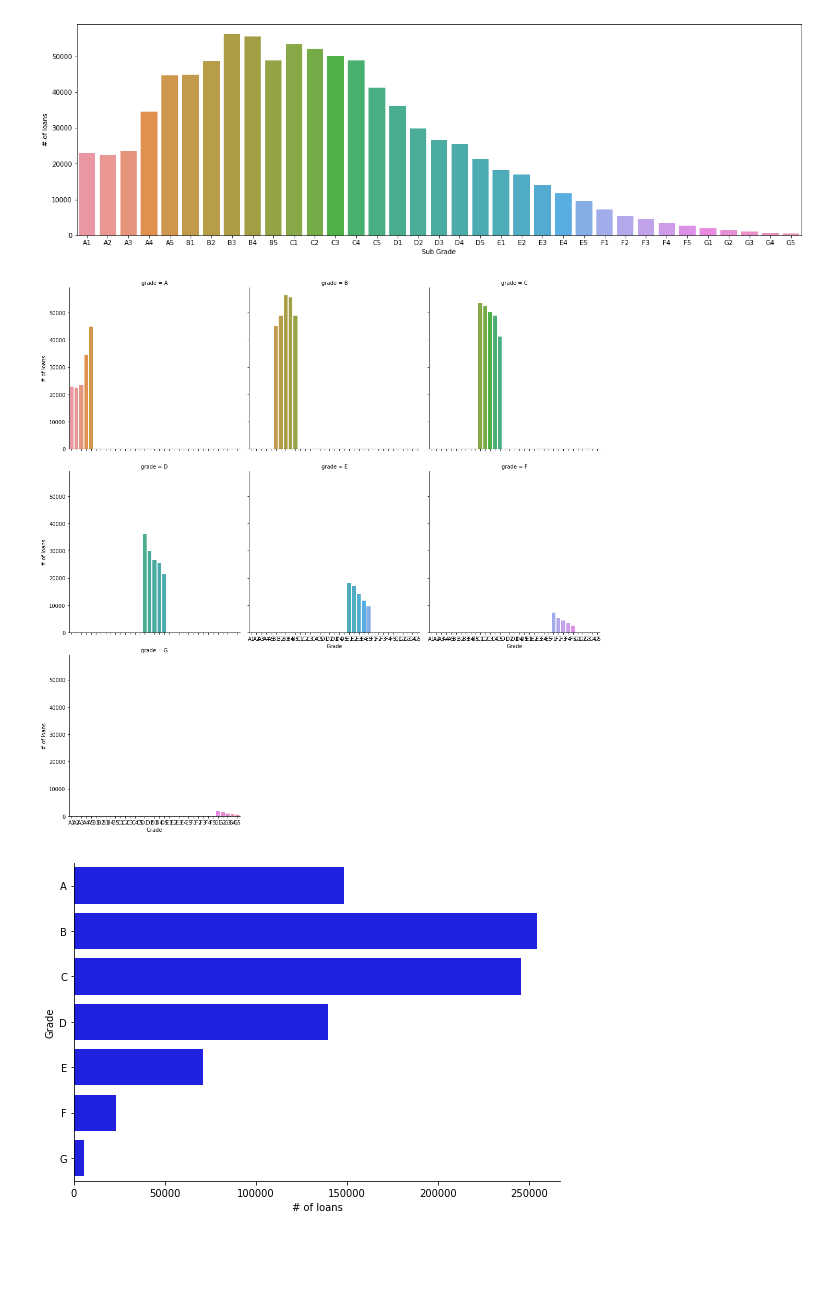
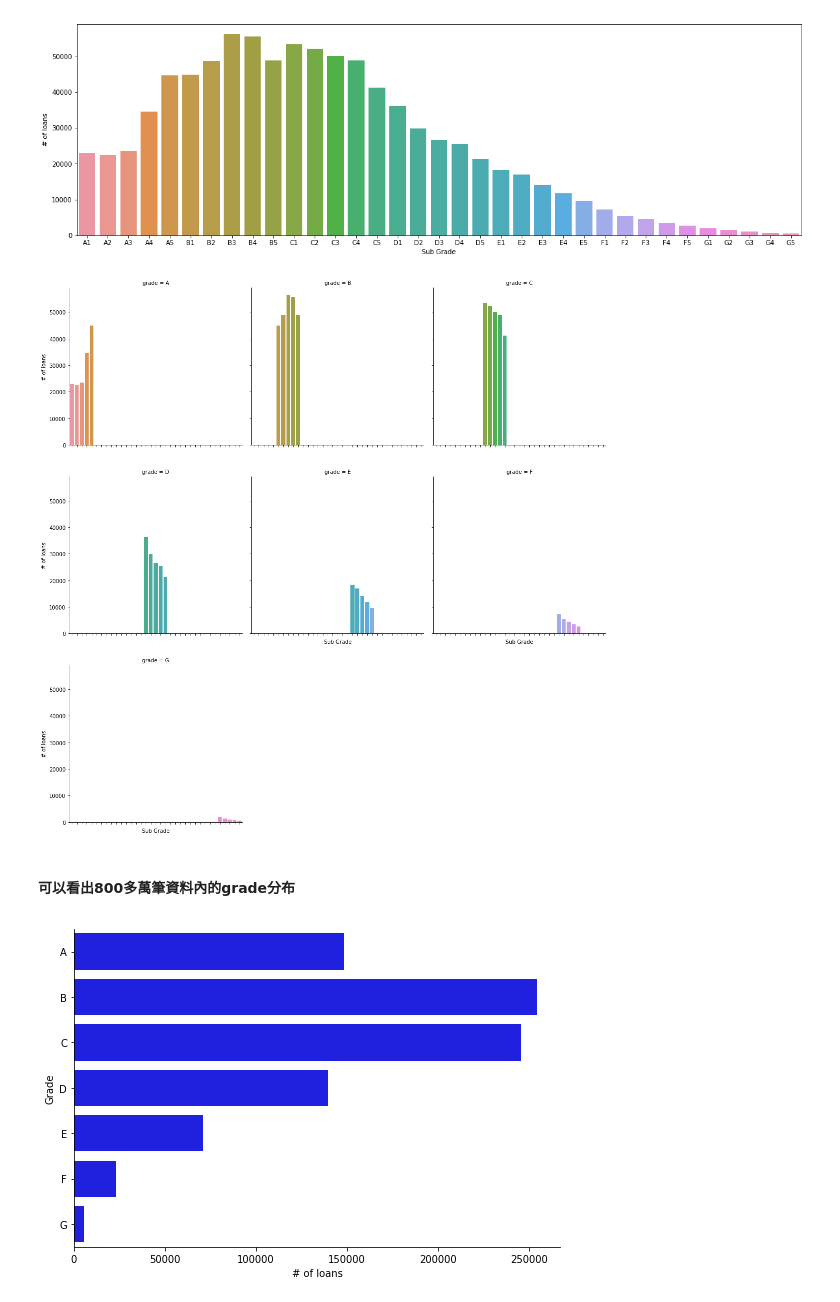
Before and after one commit to johnny12150/DSS_P2P, a Jupyter notebook: notebook/Grade - MLP.ipynb, the cells around one changed output. Saved outputs shown, nothing was run; the diff lists cells and outputs as text; code cells hidden in the pictures; blank space fills up the shorter version.

```diff
--- a/notebook/Grade - MLP.ipynb
+++ b/notebook/Grade - MLP.ipynb
@@ -155,9 +154,14 @@ plt.show();
 # %% [output]
 [figure]
 # %%
-sns.catplot(x='sub_grade', data=Loan_order, col='grade', kind='count', col_wrap=3).set_axis_labels('Grade', '# of loans');
+# set_xticklabels([]) 用於隱藏每張小圖下方的 xlabel
+sns.catplot(x='sub_grade', data=Loan_order, col='grade', kind='count', col_wrap=3).set_axis_labels('Sub Grade', '# of loans').set_xticklabels([]);
+# 設定上下sub plot的間距
+plt.subplots_adjust(hspace = 0.2)
 # %% [output]
-[figure, old version]
+[figure, new version]
+# %% [markdown]
+#### 可以看出800多萬筆資料內的grade分布
 # %%
 sns.catplot(y='grade', data=Loan_order, kind='count',
                aspect=1.5, height=5, color='blue').set_axis_labels('# of loans', 'Grade');
```
Also changed, not shown: parts of 18 cells of this notebook.
